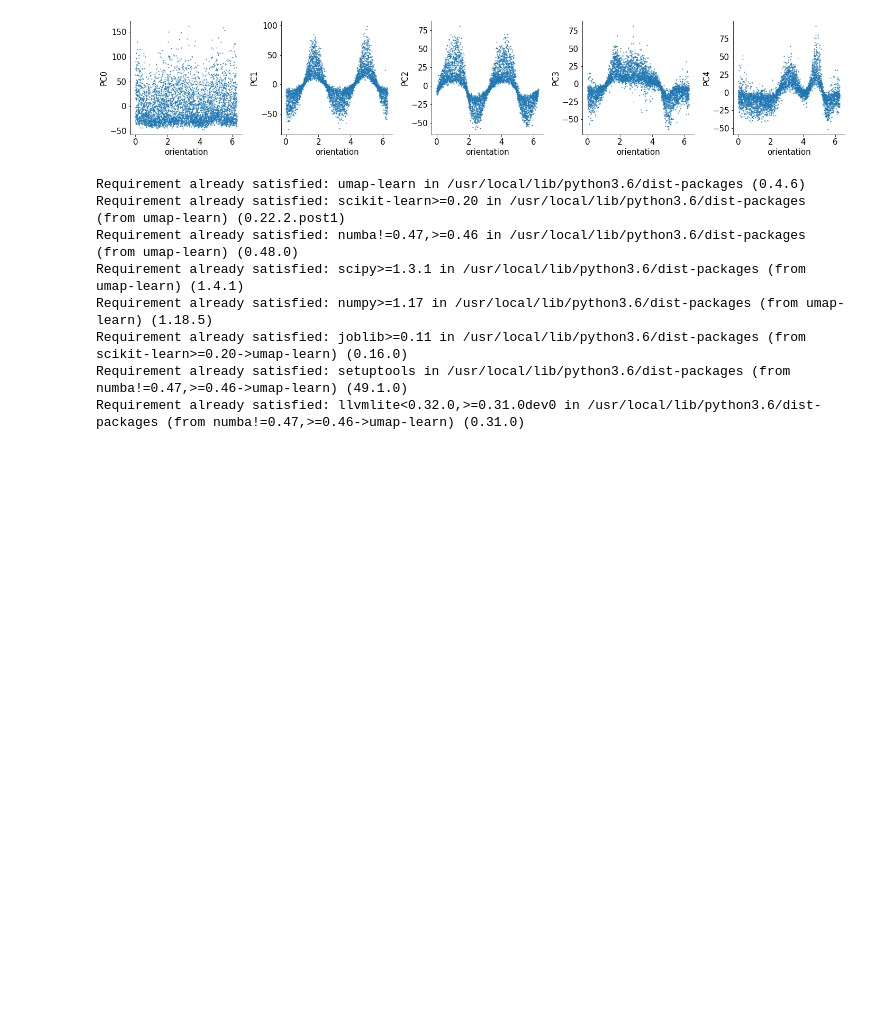
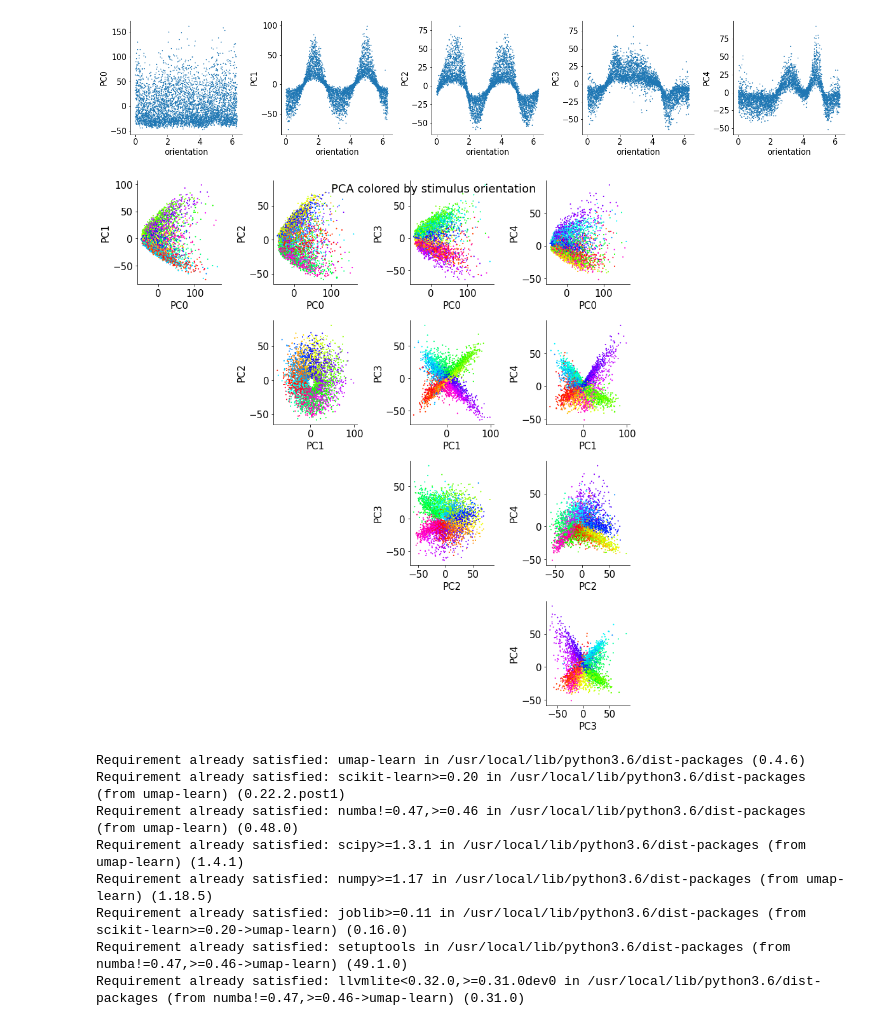
Before and after one commit to sekunder/NMA_Project, a Jupyter notebook: NMA_Stringer_Orientations.ipynb, the cells around one changed output. Drawn from its saved outputs; the diff is of its cells as text; code cells hidden in the pictures; blank space fills up the shorter version.

```diff
--- a/NMA_Stringer_Orientations.ipynb
+++ b/NMA_Stringer_Orientations.ipynb
@@ -91,6 +91,18 @@ for j in range(5):
 plt.show()
 # %% [output]
 [figure]
+# %%
+n_components = 5
+plt.figure(figsize=(15,15))
+for i in range(n_components):
+  for j in range(i+1, n_components):
+    ax = plt.subplot(n_components, n_components, (n_components) * i + j)
+    plt.scatter(X[:,i], X[:,j], c=dat['istim'], s=1, cmap='hsv')
+    ax.set(xlabel='PC%d'%i, ylabel='PC%d'%j)
+plt.suptitle('PCA colored by stimulus orientation')
+plt.show()
+# %% [output]
+[figure, added]
 # %%
 #@title run a manifold embedding algorithm (UMAP) in two or three dimensions.
 !pip install umap-learn
```
Also changed, not shown: parts of 1 cell of this notebook.
